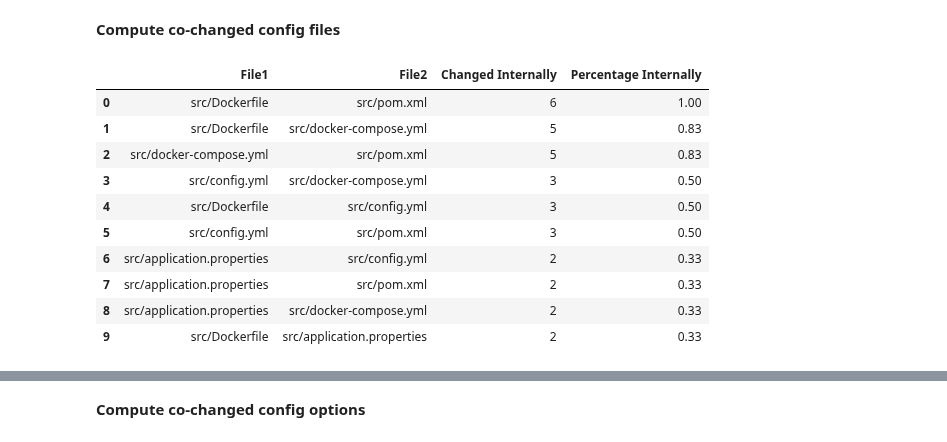
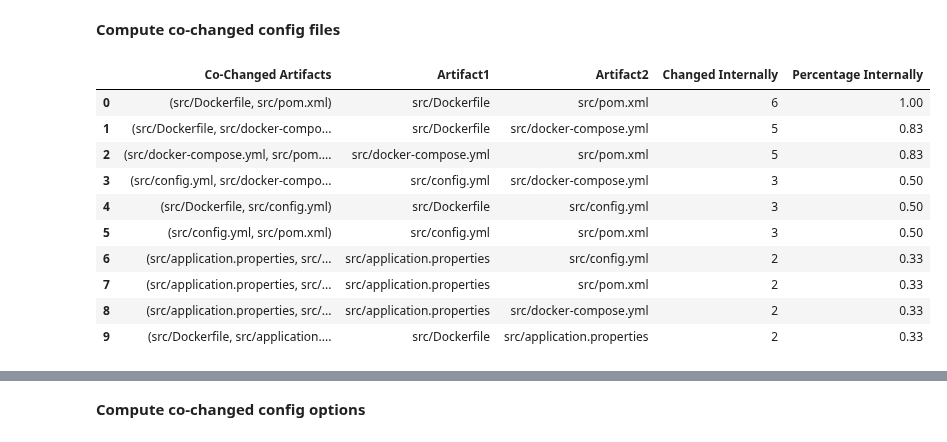
Before and after one commit to simisimon/config-space, a Jupyter notebook: src/changes.ipynb, the cells around one changed output, grey strips where cells are left out. Cells and saved outputs as stored; diff of their text form; code cells hidden in the pictures.

```diff
--- a/src/changes.ipynb
+++ b/src/changes.ipynb
@@ -28,7 +28,7 @@ from itertools import combinations
 from collections import Counter
 
 # Load the JSON file
-with open("../data/analyzed_projects/test-config-repo.json") as file:
+with open(f"../data/analyzed_projects/test-config-repo.json") as file:
     data = json.load(file)
 
 # Counter to store co-changes
@@ -49,6 +49,7 @@ for commit in data.get('config_commit_data', []):
 concept_rows = []
 for (concept1, concept2), count in concept_counts.items():
     concept_rows.append({
+        "Co-Changed Concepts": (concept1, concept2),
         "Concept1": concept1,
         "Concept2": concept2,
         "Changed Internally": count,
@@ -84,43 +161,44 @@ from collections import Counter
 with open("../data/analyzed_projects/test-config-repo.json") as file:
     data = json.load(file)
 
 # Counter to store co-changes
 file_pair_counts = Counter()
 
 # Process each commit
 for commit in data.get('config_commit_data', []):
     config_files = commit['network_data'].get('config_files', [])
 
     # Generate pairs of files
     file_pairs = [tuple(sorted(pair)) for pair in combinations(config_files, 2)]
 
     # Count each pair
     file_pair_counts.update(file_pairs)
 
 # Prepare DataFrame data
 file_rows = []
 for (file1, file2), count in file_pair_counts.items():
     file_rows.append({
-        "File1": file1,
-        "File2": file2,
+        "Co-Changed Artifacts": (file1, file2),
+        "Artifact1": file1,
+        "Artifact2": file2,
         "Changed Internally": count,
         "Percentage Internally": round(count / len(data['config_commit_data']), 2)
     })
 
 file_df = pd.DataFrame(file_rows)
 
 file_df.to_csv("../data/file_cochanges/test-config-repo_file_cochanges.csv", index=False)
 
 file_df
 # %% [output]
-|  | File1 | File2 | Changed Internally | Percentage Internally |
-| 0 | src/Dockerfile | src/pom.xml | 6 | 1.00 |
-| 1 | src/Dockerfile | src/docker-compose.yml | 5 | 0.83 |
-| 2 | src/docker-compose.yml | src/pom.xml | 5 | 0.83 |
-| 3 | src/config.yml | src/docker-compose.yml | 3 | 0.50 |
-| 4 | src/Dockerfile | src/config.yml | 3 | 0.50 |
-| 5 | src/config.yml | src/pom.xml | 3 | 0.50 |
-| 6 | src/application.properties | src/config.yml | 2 | 0.33 |
-| 7 | src/application.properties | src/pom.xml | 2 | 0.33 |
-| 8 | src/application.properties | src/docker-compose.yml | 2 | 0.33 |
-| 9 | src/Dockerfile | src/application.properties | 2 | 0.33 |
+|  | Co-Changed Artifacts | Artifact1 | Artifact2 | Changed Internally | Percentage Internally |
+| 0 | (src/Dockerfile, src/pom.xml) | src/Dockerfile | src/pom.xml | 6 | 1.00 |
+| 1 | (src/Dockerfile, src/docker-compo... | src/Dockerfile | src/docker-compose.yml | 5 | 0.83 |
+| 2 | (src/docker-compose.yml, src/pom.... | src/docker-compose.yml | src/pom.xml | 5 | 0.83 |
+| 3 | (src/config.yml, src/docker-compo... | src/config.yml | src/docker-compose.yml | 3 | 0.50 |
+| 4 | (src/Dockerfile, src/config.yml) | src/Dockerfile | src/config.yml | 3 | 0.50 |
+| 5 | (src/config.yml, src/pom.xml) | src/config.yml | src/pom.xml | 3 | 0.50 |
+| 6 | (src/application.properties, src/... | src/application.properties | src/config.yml | 2 | 0.33 |
+| 7 | (src/application.properties, src/... | src/application.properties | src/pom.xml | 2 | 0.33 |
+| 8 | (src/application.properties, src/... | src/application.properties | src/docker-compose.yml | 2 | 0.33 |
+| 9 | (src/Dockerfile, src/application.... | src/Dockerfile | src/application.properties | 2 | 0.33 |
```
Also changed, not shown: parts of 10 cells of this notebook, 3 other files.
